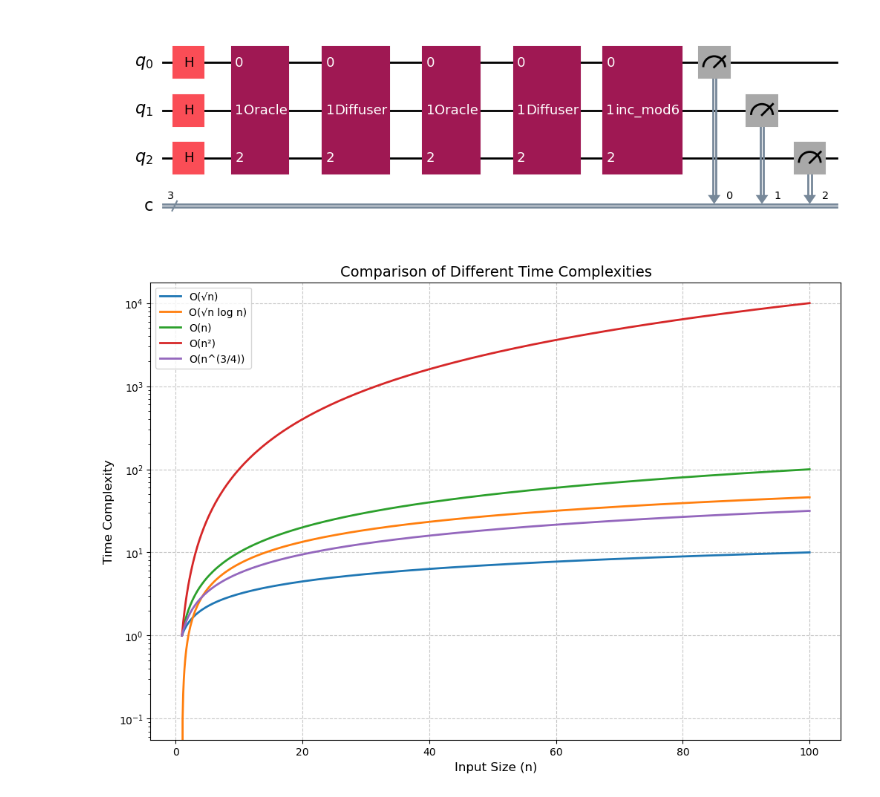
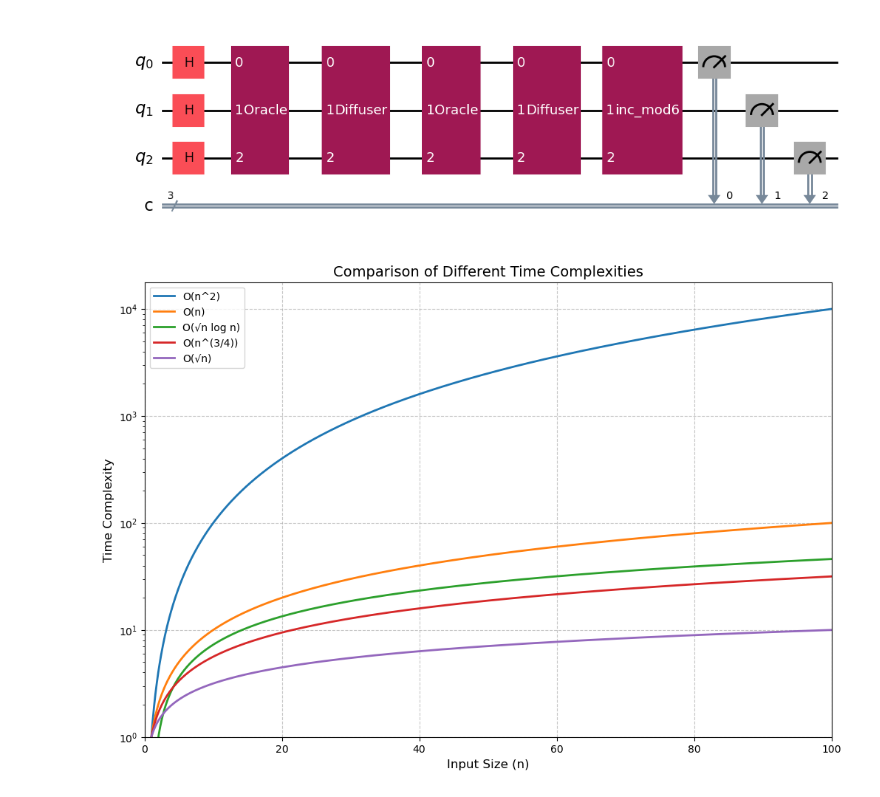
Before and after one commit to kagamirudo/Quantum-Research-2024, a Jupyter notebook: Week 24/LMSR_Q.ipynb, the cells around one changed output. Cells and saved outputs as stored; diff of their text form; code cells hidden in the pictures.

```diff
--- a/Week 24/LMSR_Q.ipynb
+++ b/Week 24/LMSR_Q.ipynb
@@ -574,39 +574,37 @@ Start at 4
 # %%
 import numpy as np
 import matplotlib.pyplot as plt
 
 # Generate x values (n)
 n = np.linspace(1, 100, 1000)
 
 # Calculate different complexity functions
 sqrt_n = np.sqrt(n)
 sqrt_n_log_n = np.sqrt(n) * np.log(n)
 linear_n = n
 quadratic_n = n**2
 n_34 = n**(3/4)
 
 # Create the plot
 plt.figure(figsize=(12, 8))
+plt.plot(n, quadratic_n, label='O(n^2)', linewidth=2)
+plt.plot(n, linear_n, label='O(n)', linewidth=2)
+plt.plot(n, sqrt_n_log_n, label='O(√n log n)', linewidth=2)
+plt.plot(n, n_34, label='O(n^(3/4))', linewidth=2)
 plt.plot(n, sqrt_n, label='O(√n)', linewidth=2)
-plt.plot(n, sqrt_n_log_n, label='O(√n log n)', linewidth=2)
-plt.plot(n, linear_n, label='O(n)', linewidth=2)
-plt.plot(n, quadratic_n, label='O(n²)', linewidth=2)
-plt.plot(n, n_34, label='O(n^(3/4))', linewidth=2)
 
 # Customize the plot
 plt.title('Comparison of Different Time Complexities', fontsize=14)
 plt.xlabel('Input Size (n)', fontsize=12)
 plt.ylabel('Time Complexity', fontsize=12)
 plt.grid(True, linestyle='--', alpha=0.7)
 plt.legend(fontsize=10)
 
+
 # Set y-axis to logarithmic scale for better visualization
 plt.yscale('log')
+plt.xlim(0, 100)  # Set x-axis to start at 0
+plt.ylim(1, None)  # Set y-axis to start at 1 (since log scale)
 plt.savefig('scaling_plot.png', dpi=300, bbox_inches='tight')
-
-
-# Show the plot
-# plt.tight_layout()
-# plt.show()
 # %% [output]
-[figure, old version]
+[figure, new version]
```
Also changed, not shown: parts of 1 cell of this notebook, 14 other files.
